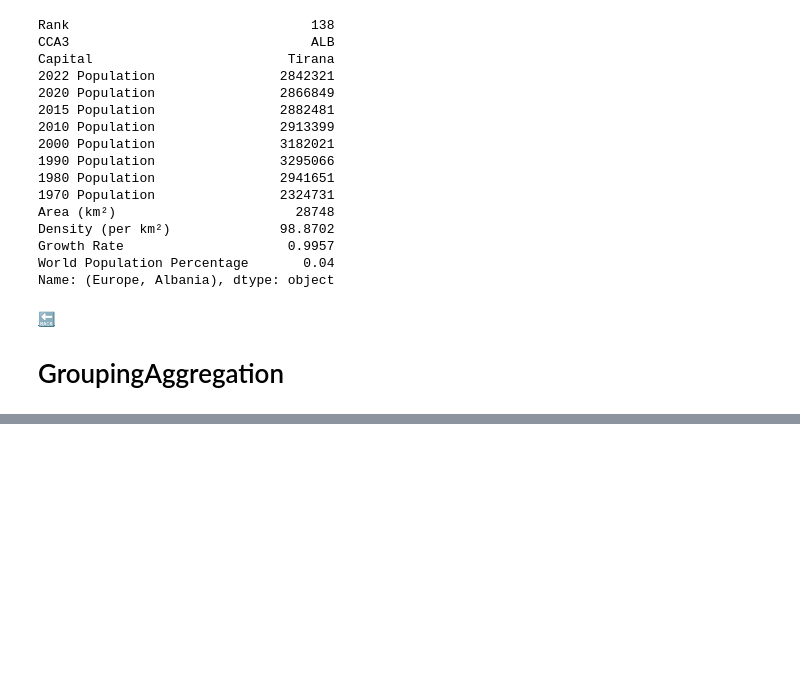
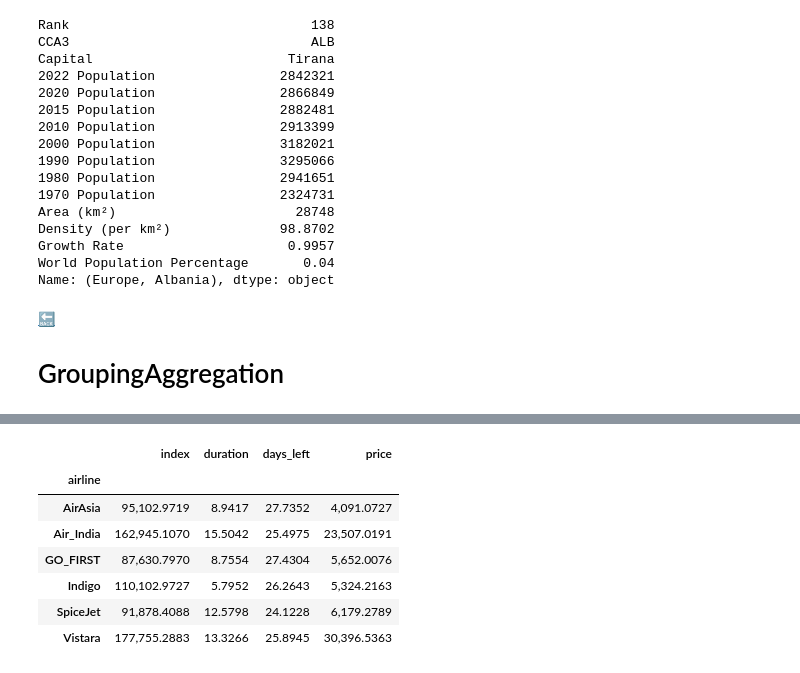
Before and after one commit to xyizko/xo-mathz, a Jupyter notebook: nb/yt-pandas-2.ipynb, the cells around one changed output, grey strips where cells are left out. Saved outputs shown, nothing was run; the diff lists cells and outputs as text; code cells hidden in the pictures; blank space fills up the shorter version.

```diff
--- a/nb/yt-pandas-2.ipynb
+++ b/nb/yt-pandas-2.ipynb
@@ -1119,0 +1181,13 @@ Name: (Europe, Albania), dtype: object
+# %%
+# Getting thousands seperator for output
+r1 = dagr2.mean(numeric_only=True)
+r1.style.format("{:,.4f}")
+# %% [output]
+|  | index | duration | days_left | price |
+| airline |  |  |  |  |
+| AirAsia | 95,102.9719 | 8.9417 | 27.7352 | 4,091.0727 |
+| Air_India | 162,945.1070 | 15.5042 | 25.4975 | 23,507.0191 |
+| GO_FIRST | 87,630.7970 | 8.7554 | 27.4304 | 5,652.0076 |
+| Indigo | 110,102.9727 | 5.7952 | 26.2643 | 5,324.2163 |
+| SpiceJet | 91,878.4088 | 12.5798 | 24.1228 | 6,179.2789 |
+| Vistara | 177,755.2883 | 13.3266 | 25.8945 | 30,396.5363 |
```
Also changed, not shown: parts of 9 cells of this notebook.
